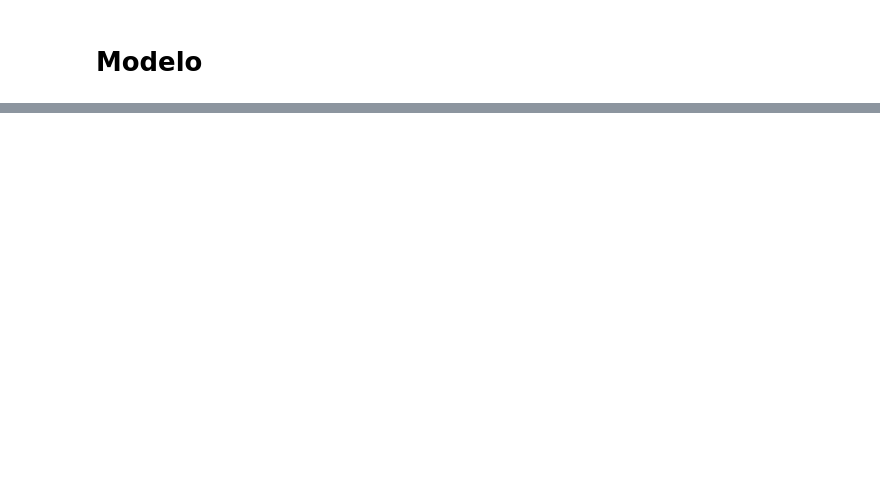
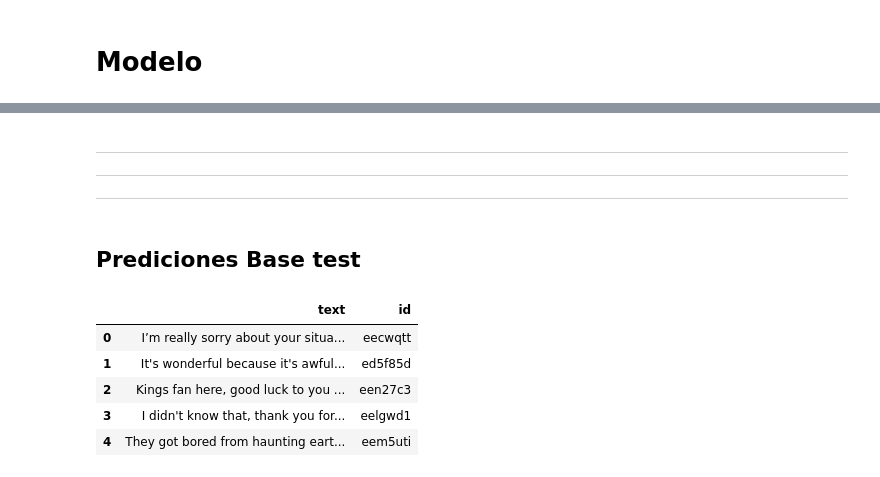
Before and after one commit to Aleskies/Clasificacion-multilabel, a Jupyter notebook: desafio_clasificacion_texto.ipynb, the cells around one changed output, grey strips where cells are left out. Saved outputs shown, nothing was run; the diff lists cells and outputs as text; code cells hidden in the pictures; blank space fills up the shorter version.

```diff
--- a/desafio_clasificacion_texto.ipynb
+++ b/desafio_clasificacion_texto.ipynb
@@ -510,0 +619,23 @@ print("Hamming loss:",hamming_loss(y_test,y_pred))
+# %% [markdown]
+
+
+---
+
+
+
+---
+
+
+
+---
+# %% [markdown]
+## Prediciones Base test
+# %%
+df_test.head()
+# %% [output]
+|  | text | id |
+| 0 | I’m really sorry about your situa... | eecwqtt |
+| 1 | It's wonderful because it's awful... | ed5f85d |
+| 2 | Kings fan here, good luck to you ... | een27c3 |
+| 3 | I didn't know that, thank you for... | eelgwd1 |
+| 4 | They got bored from haunting eart... | eem5uti |
```
Also changed, not shown: parts of 30 cells of this notebook.
